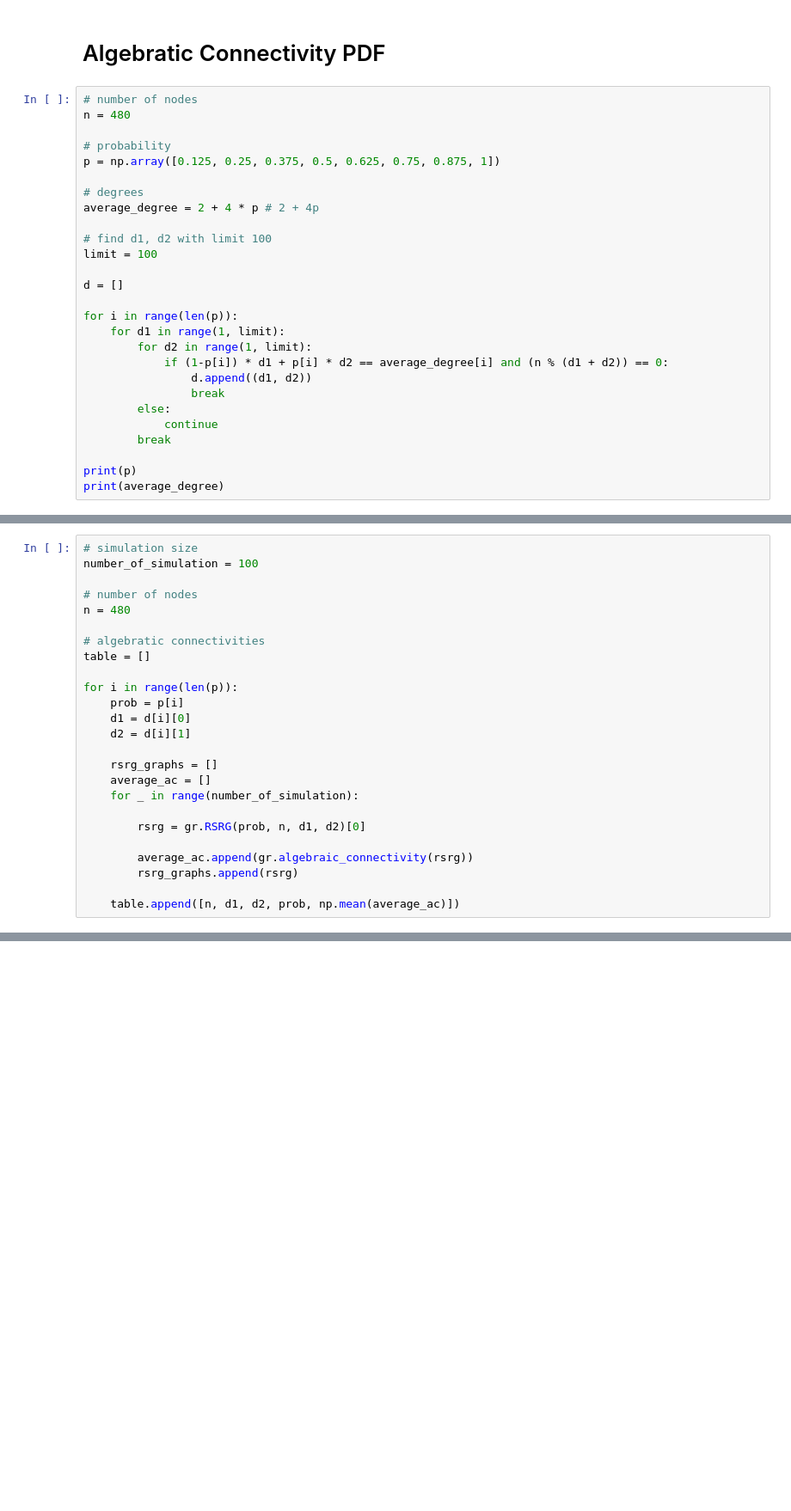
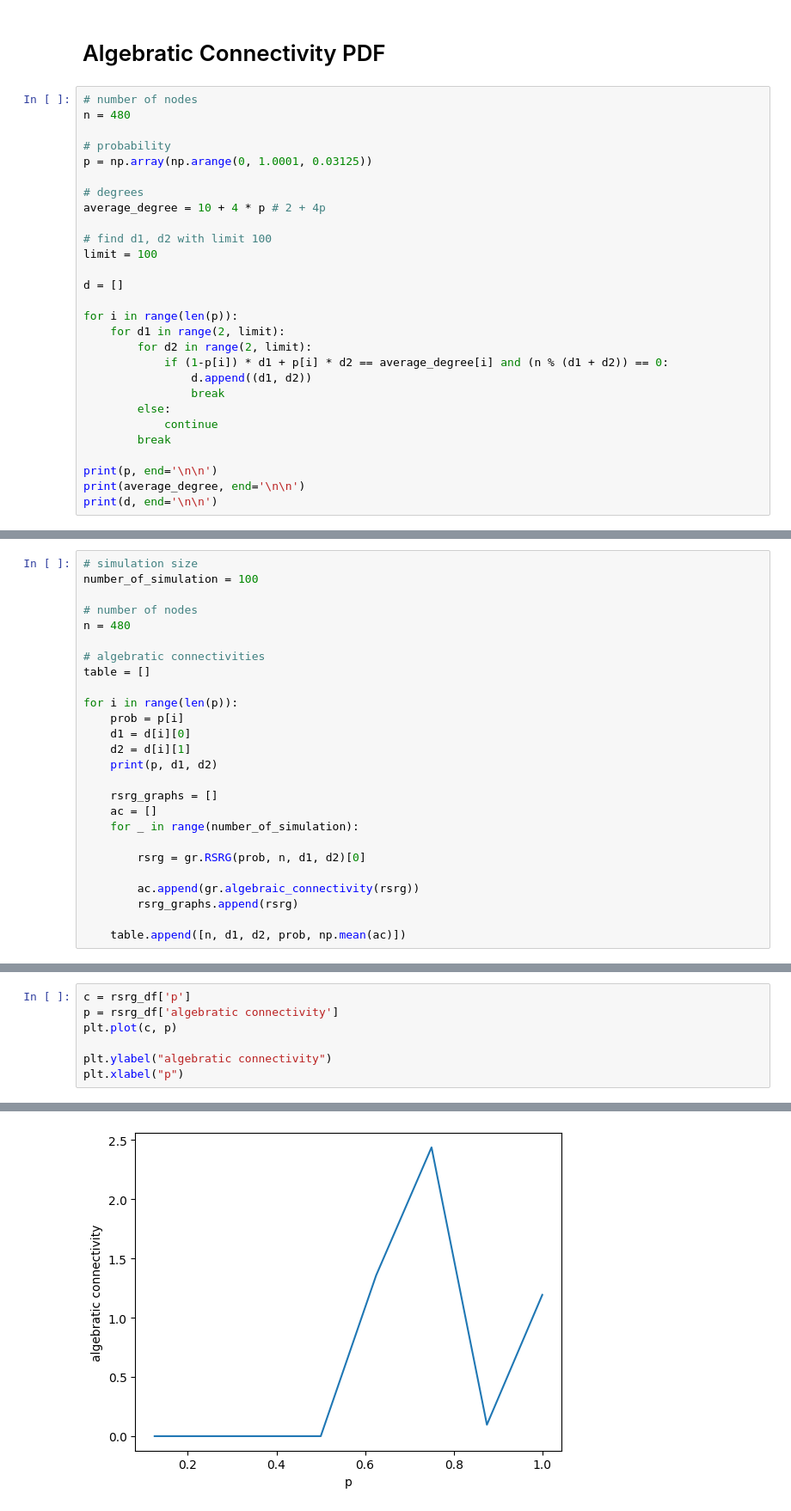
Before and after one commit to MSaeed1381/Simulation_Final_Project, a Jupyter notebook: part3.ipynb, the cells around one changed output, grey strips where cells are left out. Shown: that part at 86% size. Saved outputs shown, nothing was run; the diff lists cells and outputs as text; blank space fills up the shorter version.

```diff
--- a/part3.ipynb
+++ b/part3.ipynb
@@ -316,10 +316,10 @@ Text(0.5, 1.0, 'algebtatic_connectivity Distribution')
 n = 480
 
 # probability
-p = np.array([0.125, 0.25, 0.375, 0.5, 0.625, 0.75, 0.875, 1])
+p = np.array(np.arange(0, 1.0001, 0.03125))
 
 # degrees
-average_degree = 2 + 4 * p # 2 + 4p
+average_degree = 10 + 4 * p # 2 + 4p
 
 # find d1, d2 with limit 100
 limit = 100
@@ -327,8 +327,8 @@ limit = 100
 d = []
 
 for i in range(len(p)):
-    for d1 in range(1, limit):
-        for d2 in range(1, limit):
+    for d1 in range(2, limit):
+        for d2 in range(2, limit):
             if (1-p[i]) * d1 + p[i] * d2 == average_degree[i] and (n % (d1 + d2)) == 0:
                 d.append((d1, d2))
                 break
@@ -336,6 +336,7 @@ for i in range(len(p)):
             continue
         break
 
-print(p)
-print(average_degree)
+print(p, end='\n\n')
+print(average_degree, end='\n\n')
+print(d, end='\n\n')
 # %% [output]
@@ -355,14 +363,15 @@ for i in range(len(p)):
     prob = p[i]
     d1 = d[i][0]
     d2 = d[i][1]
+    print(p, d1, d2)
 
     rsrg_graphs = []
-    average_ac = []
+    ac = []
     for _ in range(number_of_simulation):
 
         rsrg = gr.RSRG(prob, n, d1, d2)[0]
 
-        average_ac.append(gr.algebraic_connectivity(rsrg))
+        ac.append(gr.algebraic_connectivity(rsrg))
         rsrg_graphs.append(rsrg)
 
-    table.append([n, d1, d2, prob, np.mean(average_ac)])
+    table.append([n, d1, d2, prob, np.mean(ac)])
@@ -371,0 +411,8 @@ rsrg_df
+# %%
+c = rsrg_df['p']
+p = rsrg_df['algebratic connectivity']
+plt.plot(c, p)
+
+plt.ylabel("algebratic connectivity")
+plt.xlabel("p")
+# %% [output]
@@ -371,0 +420 @@ rsrg_df
+[figure, added]
```
Also changed, not shown: parts of 5 cells of this notebook.
